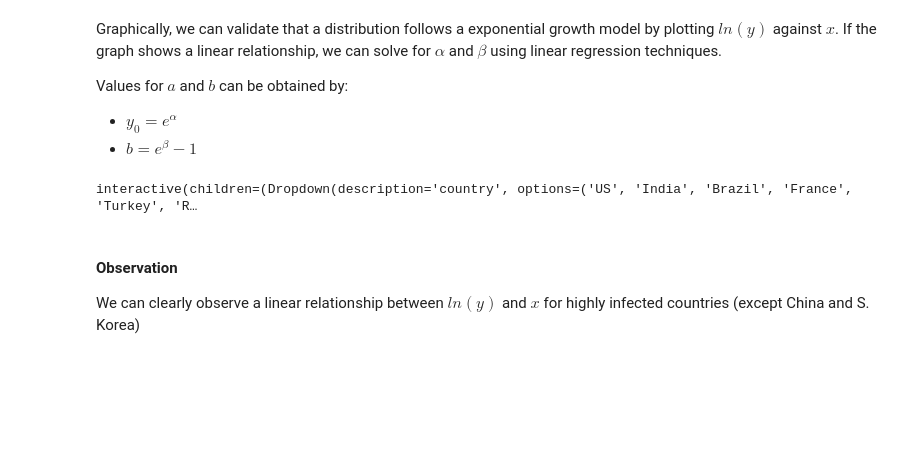
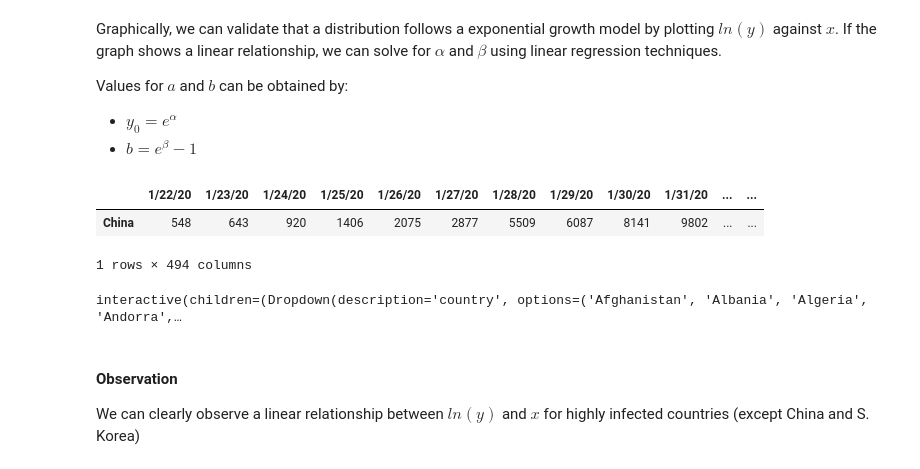
Before and after one commit to SPBU-study/statistics-2024-fall, a Jupyter notebook: baseline_reproduced.ipynb, the cells around one changed output. Saved outputs shown, nothing was run; the diff lists cells and outputs as text; code cells hidden in the pictures; blank space fills up the shorter version.

```diff
--- a/baseline.ipynb
+++ b/baseline_reproduced.ipynb
@@ -40,17 +40,17 @@ use_inf_as_na option is deprecated and will be removed in a future version. Conv
 master_df = pd.read_csv(path/'covid_19_data.csv')
 # %%
 recovered_df = (pd.read_csv(path/'time_series_covid_19_recovered.csv')
-                .drop(columns=['Lat', 'Long'])
+                .drop(columns=['Lat', 'Long', 'Province/State'])
                 .groupby('Country/Region')
                 .sum())
 
 deaths_df = (pd.read_csv(path/'time_series_covid_19_deaths.csv')
-             .drop(columns=['Lat', 'Long'])
+             .drop(columns=['Lat', 'Long', 'Province/State'])
              .groupby('Country/Region')
              .sum())
 
 confirmed_df = (pd.read_csv(path/'time_series_covid_19_confirmed.csv')
-                .drop(columns=['Lat', 'Long'])
+                .drop(columns=['Lat', 'Long', 'Province/State'])
                 .groupby('Country/Region')
                 .sum())
 # %% [markdown]
@@ -79,9 +79,17 @@ sorted_country_list = confirmed_df.sort_values(by=confirmed_df.columns[-1], asce
+# %%
+country = "China"
+y = confirmed_df.filter(items=[country], axis=0) #.values.squeeze(0).astype(float)
+y
+# %% [output]
+|  | 1/22/20 | 1/23/20 | 1/24/20 | 1/25/20 | 1/26/20 | 1/27/20 | 1/28/20 | 1/29/20 | 1/30/20 | 1/31/20 | ... | ... |
+| China | 548 | 643 | 920 | 1406 | 2075 | 2877 | 5509 | 6087 | 8141 | 9802 | ... | ... |
+1 rows × 494 columns
 # %%
 @interact(country=sorted_country_list, threshold=(1, 1000, 10), fit=True)
 def log_lin_visualise(country, fit, threshold=100):
 
     y = confirmed_df.filter(items=[country], axis=0).values.squeeze(0).astype(float)
-    y = np.log(y[y > threshold])
+    # y = np.log(y[y > threshold])
     x = np.arange(1, y.shape[0] + 1)
 
     plt.figure(figsize=(10, 5))
@@ -108,7 +116,7 @@ def log_lin_visualise(country, fit, threshold=100):
     plt.show()
     plt.close()
 # %% [output]
-interactive(children=(Dropdown(description='country', options=('US', 'India', 'Brazil', 'France', 'Turkey', 'R…
+interactive(children=(Dropdown(description='country', options=('Afghanistan', 'Albania', 'Algeria', 'Andorra',…
 # %% [markdown]
 #### Observation
 
```
Also changed, not shown: parts of 1 cell of this notebook, 1 other file.
